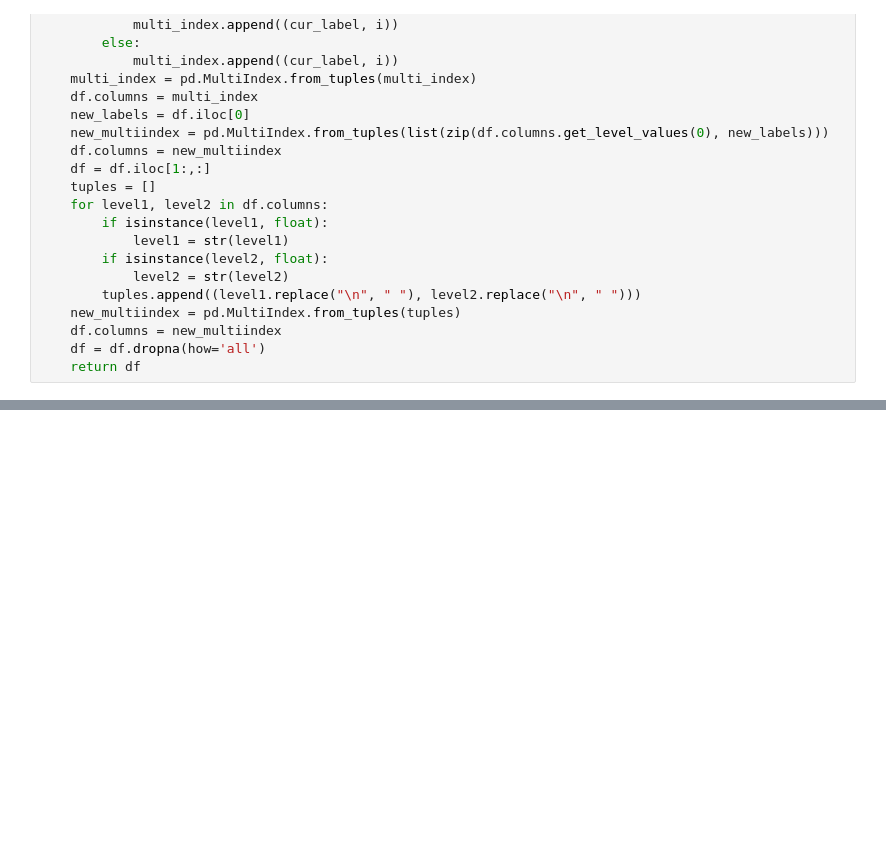
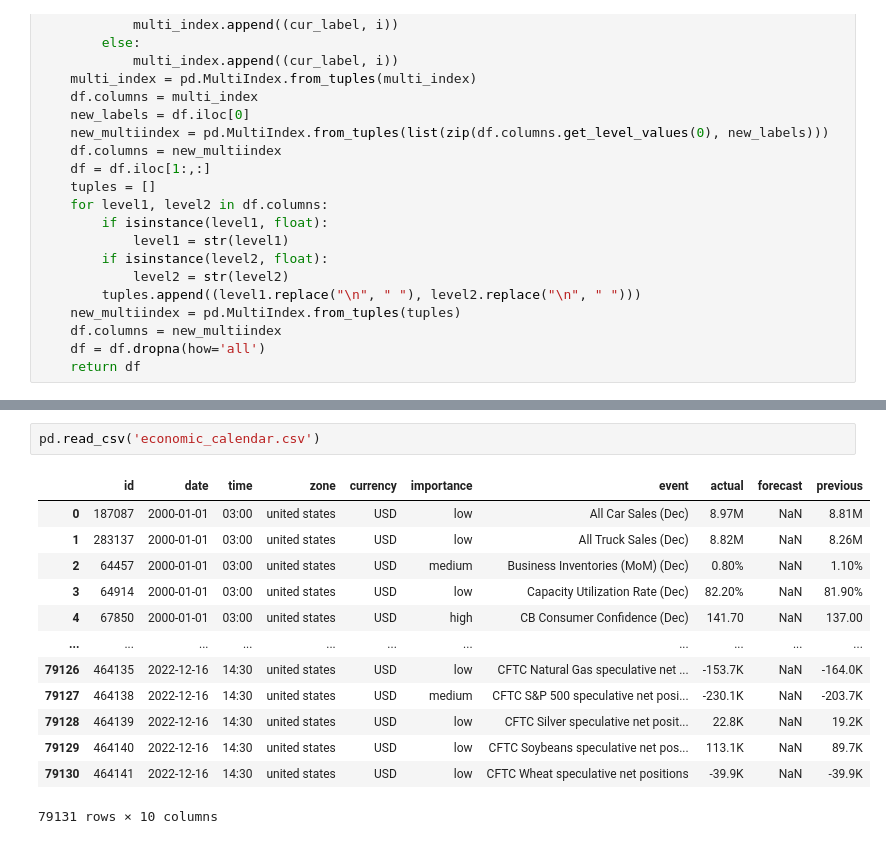
Before and after one commit to danjsabra/CPI_Model, a Jupyter notebook: reader.ipynb, the cells around one changed output, grey strips where cells are left out. Cells and saved outputs as stored; diff of their text form; blank space fills up the shorter version.

```diff
--- a/reader.ipynb
+++ b/reader.ipynb
@@ -68,0 +111,16 @@ sample
+# %%
+pd.read_csv('economic_calendar.csv')
+# %% [output]
+|  | id | date | time | zone | currency | importance | event | actual | forecast | previous |
+| 0 | 187087 | 2000-01-01 | 03:00 | united states | USD | low | All Car Sales (Dec) | 8.97M | NaN | 8.81M |
+| 1 | 283137 | 2000-01-01 | 03:00 | united states | USD | low | All Truck Sales (Dec) | 8.82M | NaN | 8.26M |
+| 2 | 64457 | 2000-01-01 | 03:00 | united states | USD | medium | Business Inventories (MoM) (Dec) | 0.80% | NaN | 1.10% |
+| 3 | 64914 | 2000-01-01 | 03:00 | united states | USD | low | Capacity Utilization Rate (Dec) | 82.20% | NaN | 81.90% |
+| 4 | 67850 | 2000-01-01 | 03:00 | united states | USD | high | CB Consumer Confidence (Dec) | 141.70 | NaN | 137.00 |
+| ... | ... | ... | ... | ... | ... | ... | ... | ... | ... | ... |
+| 79126 | 464135 | 2022-12-16 | 14:30 | united states | USD | low | CFTC Natural Gas speculative net ... | -153.7K | NaN | -164.0K |
+| 79127 | 464138 | 2022-12-16 | 14:30 | united states | USD | medium | CFTC S&P 500 speculative net posi... | -230.1K | NaN | -203.7K |
+| 79128 | 464139 | 2022-12-16 | 14:30 | united states | USD | low | CFTC Silver speculative net posit... | 22.8K | NaN | 19.2K |
+| 79129 | 464140 | 2022-12-16 | 14:30 | united states | USD | low | CFTC Soybeans speculative net pos... | 113.1K | NaN | 89.7K |
+| 79130 | 464141 | 2022-12-16 | 14:30 | united states | USD | low | CFTC Wheat speculative net positions | -39.9K | NaN | -39.9K |
+79131 rows × 10 columns
```
Also changed, not shown: parts of 9 cells of this notebook, 3 other files.
